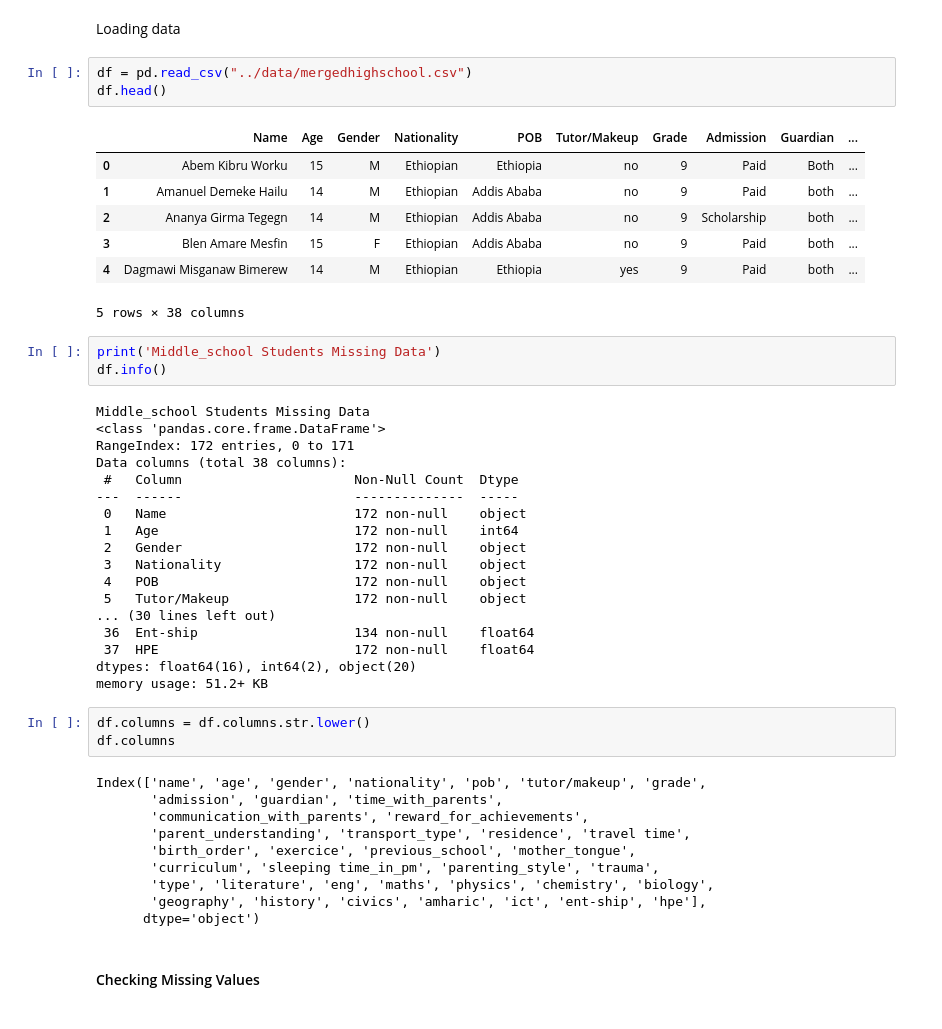
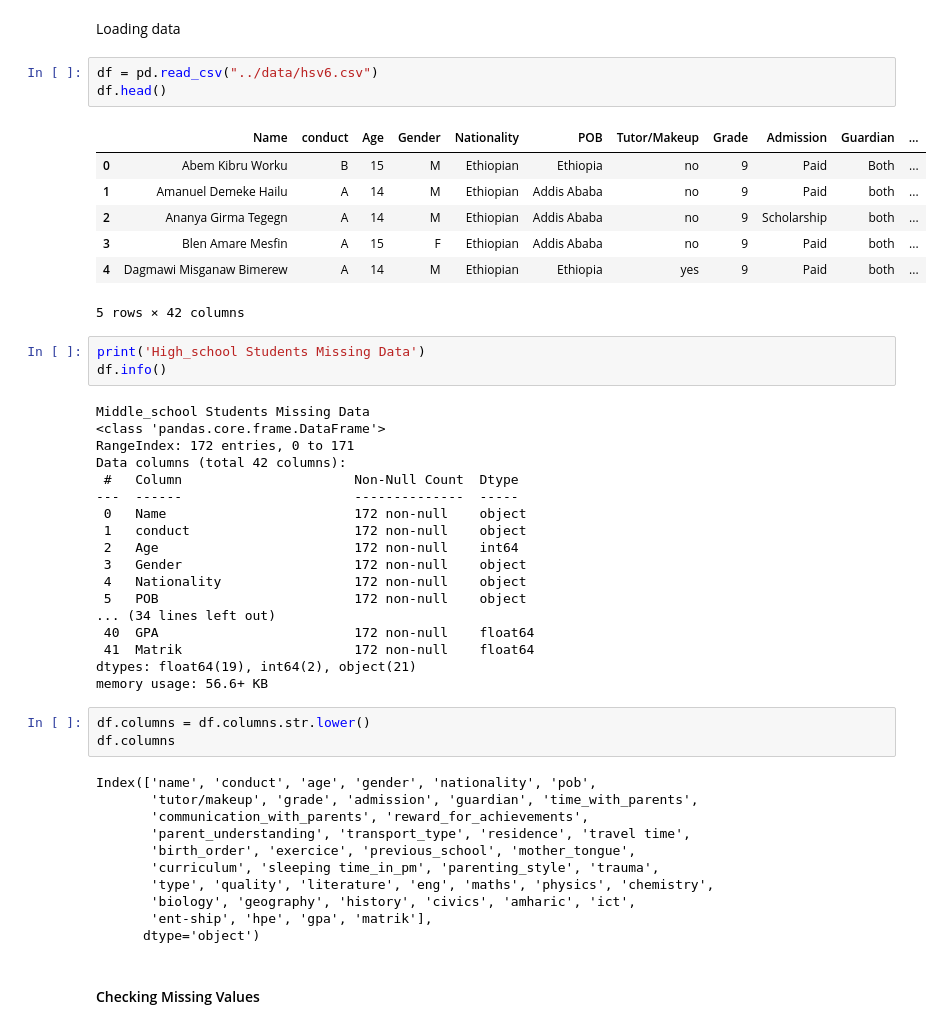
Before and after one commit to Ammon21/School-Data-Science-Project, a Jupyter notebook: notebooks/Data Cleaning-HS.ipynb, the cells around one changed output. Cells and saved outputs as stored; diff of their text form.

```diff
--- a/notebooks/Data Cleaning-HS.ipynb
+++ b/notebooks/Data Cleaning-HS.ipynb
@@ -19,49 +19,50 @@ from visualizer import *
 # %% [markdown]
 Loading data
 # %%
-df = pd.read_csv("../data/mergedhighschool.csv")
+df = pd.read_csv("../data/hsv6.csv")
 df.head()
 # %% [output]
-|  | Name | Age | Gender | Nationality | POB | Tutor/Makeup | Grade | Admission | Guardian | ... |
-| 0 | Abem Kibru Worku | 15 | M | Ethiopian | Ethiopia | no | 9 | Paid | Both | ... |
-| 1 | Amanuel Demeke Hailu | 14 | M | Ethiopian | Addis Ababa | no | 9 | Paid | both | ... |
-| 2 | Ananya Girma Tegegn | 14 | M | Ethiopian | Addis Ababa | no | 9 | Scholarship | both | ... |
-| 3 | Blen Amare Mesfin | 15 | F | Ethiopian | Addis Ababa | no | 9 | Paid | both | ... |
-| 4 | Dagmawi Misganaw Bimerew | 14 | M | Ethiopian | Ethiopia | yes | 9 | Paid | both | ... |
+|  | Name | conduct | Age | Gender | Nationality | POB | Tutor/Makeup | Grade | Admission | Guardian | ... |
+| 0 | Abem Kibru Worku | B | 15 | M | Ethiopian | Ethiopia | no | 9 | Paid | Both | ... |
+| 1 | Amanuel Demeke Hailu | A | 14 | M | Ethiopian | Addis Ababa | no | 9 | Paid | both | ... |
+| 2 | Ananya Girma Tegegn | A | 14 | M | Ethiopian | Addis Ababa | no | 9 | Scholarship | both | ... |
+| 3 | Blen Amare Mesfin | A | 15 | F | Ethiopian | Addis Ababa | no | 9 | Paid | both | ... |
+| 4 | Dagmawi Misganaw Bimerew | A | 14 | M | Ethiopian | Ethiopia | yes | 9 | Paid | both | ... |
-5 rows × 38 columns
+5 rows × 42 columns
 # %%
-print('Middle_school Students Missing Data')
+print('High_school Students Missing Data')
 df.info()
 # %% [output]
 Middle_school Students Missing Data
 <class 'pandas.core.frame.DataFrame'>
 RangeIndex: 172 entries, 0 to 171
-Data columns (total 38 columns):
+Data columns (total 42 columns):
  #   Column                      Non-Null Count  Dtype
 ---  ------                      --------------  -----
  0   Name                        172 non-null    object
- 1   Age                         172 non-null    int64
- 2   Gender                      172 non-null    object
- 3   Nationality                 172 non-null    object
- 4   POB                         172 non-null    object
- 5   Tutor/Makeup                172 non-null    object
-... (30 lines left out)
- 36  Ent-ship                    134 non-null    float64
- 37  HPE                         172 non-null    float64
-dtypes: float64(16), int64(2), object(20)
-memory usage: 51.2+ KB
+ 1   conduct                     172 non-null    object
+ 2   Age                         172 non-null    int64
+ 3   Gender                      172 non-null    object
+ 4   Nationality                 172 non-null    object
+ 5   POB                         172 non-null    object
+... (34 lines left out)
+ 40  GPA                         172 non-null    float64
+ 41  Matrik                      172 non-null    float64
+dtypes: float64(19), int64(2), object(21)
+memory usage: 56.6+ KB
 # %%
 df.columns = df.columns.str.lower()
 df.columns
 # %% [output]
-Index(['name', 'age', 'gender', 'nationality', 'pob', 'tutor/makeup', 'grade',
-       'admission', 'guardian', 'time_with_parents',
+Index(['name', 'conduct', 'age', 'gender', 'nationality', 'pob',
+       'tutor/makeup', 'grade', 'admission', 'guardian', 'time_with_parents',
        'communication_with_parents', 'reward_for_achievements',
        'parent_understanding', 'transport_type', 'residence', 'travel time',
        'birth_order', 'exercice', 'previous_school', 'mother_tongue',
        'curriculum', 'sleeping time_in_pm', 'parenting_style', 'trauma',
-       'type', 'literature', 'eng', 'maths', 'physics', 'chemistry', 'biology',
-       'geography', 'history', 'civics', 'amharic', 'ict', 'ent-ship', 'hpe'],
+       'type', 'quality', 'literature', 'eng', 'maths', 'physics', 'chemistry',
+       'biology', 'geography', 'history', 'civics', 'amharic', 'ict',
+       'ent-ship', 'hpe', 'gpa', 'matrik'],
       dtype='object')
 # %% [markdown]
 #### Checking Missing Values
```
Also changed, not shown: parts of 40 cells of this notebook, 1 other file.
